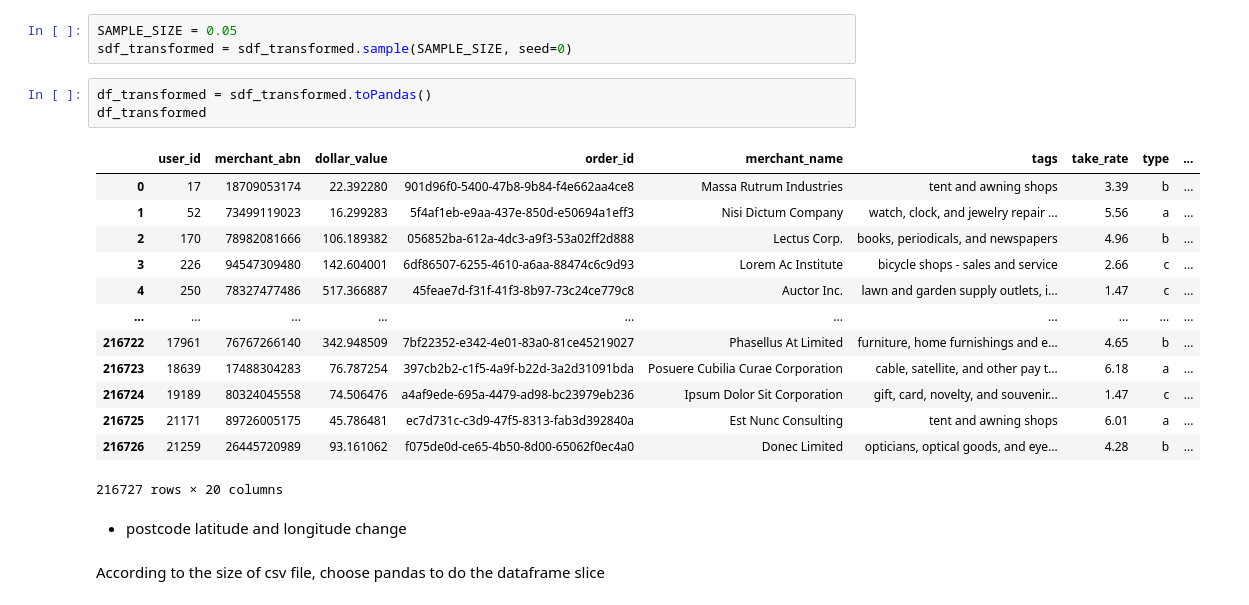
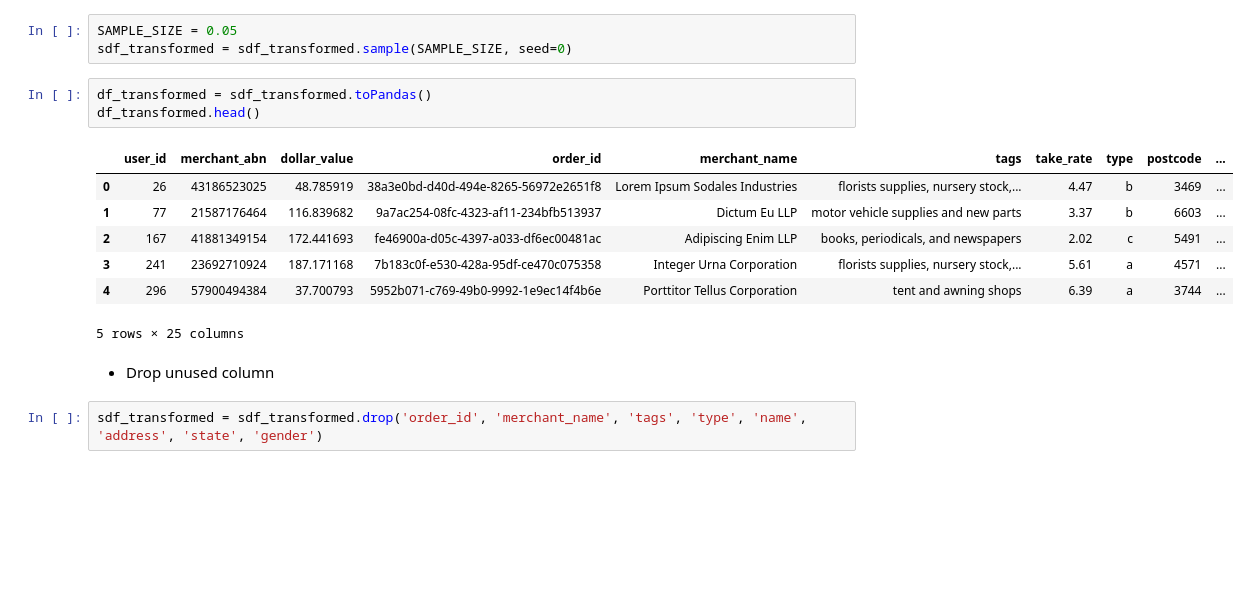
Before and after one commit to MAST30034-Applied-Data-Science/generic-buy-now-pay-later-project-group-24, a Jupyter notebook: notebooks/change_type.ipynb, the cells around one changed output. Saved outputs shown, nothing was run; the diff lists cells and outputs as text; blank space fills up the shorter version.

```diff
--- a/notebooks/change_type.ipynb
+++ b/notebooks/change_type.ipynb
@@ -107,22 +101,16 @@ SAMPLE_SIZE = 0.05
 sdf_transformed = sdf_transformed.sample(SAMPLE_SIZE, seed=0)
 # %%
 df_transformed = sdf_transformed.toPandas()
-df_transformed
+df_transformed.head()
 # %% [output]
-|  | user_id | merchant_abn | dollar_value | order_id | merchant_name | tags | take_rate | type | ... |
-| 0 | 17 | 18709053174 | 22.392280 | 901d96f0-5400-47b8-9b84-f4e662aa4ce8 | Massa Rutrum Industries | tent and awning shops | 3.39 | b | ... |
-| 1 | 52 | 73499119023 | 16.299283 | 5f4af1eb-e9aa-437e-850d-e50694a1eff3 | Nisi Dictum Company | watch, clock, and jewelry repair ... | 5.56 | a | ... |
-| 2 | 170 | 78982081666 | 106.189382 | 056852ba-612a-4dc3-a9f3-53a02ff2d888 | Lectus Corp. | books, periodicals, and newspapers | 4.96 | b | ... |
-| 3 | 226 | 94547309480 | 142.604001 | 6df86507-6255-4610-a6aa-88474c6c9d93 | Lorem Ac Institute | bicycle shops - sales and service | 2.66 | c | ... |
-| 4 | 250 | 78327477486 | 517.366887 | 45feae7d-f31f-41f3-8b97-73c24ce779c8 | Auctor Inc. | lawn and garden supply outlets, i... | 1.47 | c | ... |
-| ... | ... | ... | ... | ... | ... | ... | ... | ... | ... |
-| 216722 | 17961 | 76767266140 | 342.948509 | 7bf22352-e342-4e01-83a0-81ce45219027 | Phasellus At Limited | furniture, home furnishings and e... | 4.65 | b | ... |
-| 216723 | 18639 | 17488304283 | 76.787254 | 397cb2b2-c1f5-4a9f-b22d-3a2d31091bda | Posuere Cubilia Curae Corporation | cable, satellite, and other pay t... | 6.18 | a | ... |
-| 216724 | 19189 | 80324045558 | 74.506476 | a4af9ede-695a-4479-ad98-bc23979eb236 | Ipsum Dolor Sit Corporation | gift, card, novelty, and souvenir... | 1.47 | c | ... |
-| 216725 | 21171 | 89726005175 | 45.786481 | ec7d731c-c3d9-47f5-8313-fab3d392840a | Est Nunc Consulting | tent and awning shops | 6.01 | a | ... |
-| 216726 | 21259 | 26445720989 | 93.161062 | f075de0d-ce65-4b50-8d00-65062f0ec4a0 | Donec Limited | opticians, optical goods, and eye... | 4.28 | b | ... |
+|  | user_id | merchant_abn | dollar_value | order_id | merchant_name | tags | take_rate | type | postcode | ... |
+| 0 | 26 | 43186523025 | 48.785919 | 38a3e0bd-d40d-494e-8265-56972e2651f8 | Lorem Ipsum Sodales Industries | florists supplies, nursery stock,... | 4.47 | b | 3469 | ... |
+| 1 | 77 | 21587176464 | 116.839682 | 9a7ac254-08fc-4323-af11-234bfb513937 | Dictum Eu LLP | motor vehicle supplies and new parts | 3.37 | b | 6603 | ... |
+| 2 | 167 | 41881349154 | 172.441693 | fe46900a-d05c-4397-a033-df6ec00481ac | Adipiscing Enim LLP | books, periodicals, and newspapers | 2.02 | c | 5491 | ... |
+| 3 | 241 | 23692710924 | 187.171168 | 7b183c0f-e530-428a-95df-ce470c075358 | Integer Urna Corporation | florists supplies, nursery stock,... | 5.61 | a | 4571 | ... |
+| 4 | 296 | 57900494384 | 37.700793 | 5952b071-c769-49b0-9992-1e9ec14f4b6e | Porttitor Tellus Corporation | tent and awning shops | 6.39 | a | 3744 | ... |
-216727 rows × 20 columns
+5 rows × 25 columns
-# %% [markdown]
-- postcode latitude and longitude change
-# %% [markdown]
-According to the size of csv file, choose pandas to do the dataframe slice
+# %% [markdown]
+- Drop unused column
+# %%
+sdf_transformed = sdf_transformed.drop('order_id', 'merchant_name', 'tags', 'type', 'name', 'address', 'state', 'gender')
```
Also changed, not shown: parts of 10 cells of this notebook, 3 other files.
